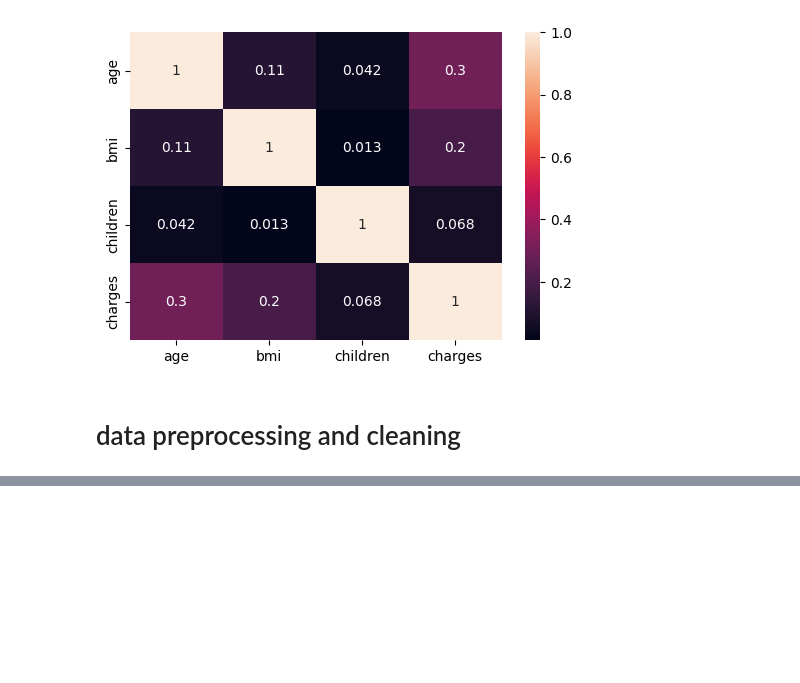
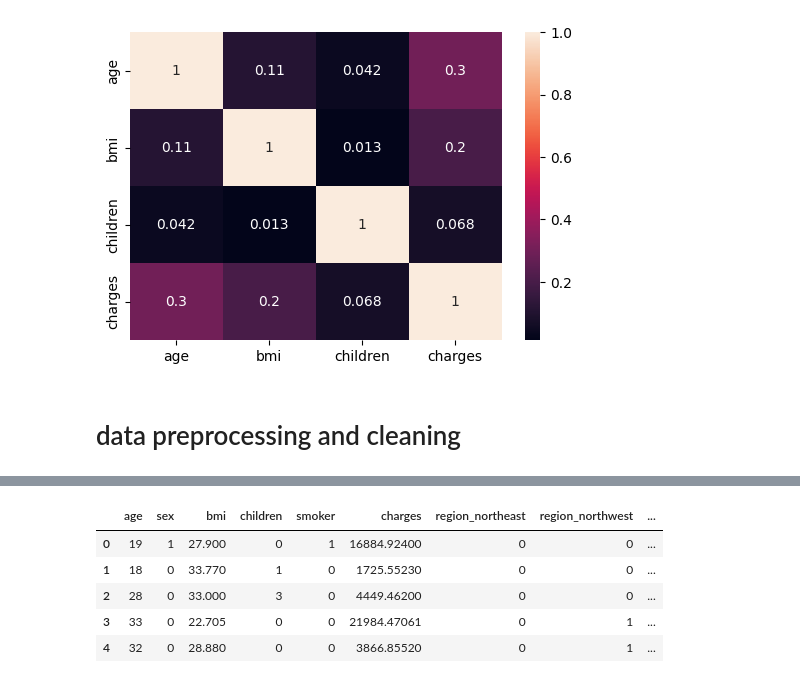
Before and after one commit to rohit2647/codel1, a Jupyter notebook: eda_insurance.ipynb, the cells around one changed output, grey strips where cells are left out. Cells and saved outputs as stored; diff of their text form; code cells hidden in the pictures; blank space fills up the shorter version.

```diff
--- a/eda_insurance.ipynb
+++ b/eda_insurance.ipynb
@@ -141,0 +177,4 @@ sns.heatmap(df.corr(numeric_only= True),annot=True)
+# %%
+df_cleaned['sex'] = df_cleaned['sex'].map({"male":0, "female":1})
+# %%
+df_cleaned['smoker'] = df_cleaned['smoker'].map({"no":0, "yes":1})
@@ -141,0 +190,17 @@ sns.heatmap(df.corr(numeric_only= True),annot=True)
+# %%
+df_cleaned = pd.get_dummies(df_cleaned) # we are saving and doing the one-hot encoding
+# %%
+cols = ['region_northeast', 'region_northwest', 'region_southeast', 'region_southwest']
+
+df_cleaned[cols] = df_cleaned[cols].astype(int) # this convert the true as 1 and false as 0
+# %%
+df_cleaned.head() # you can see all the categorical changes to the numeric
+
+# note we use one hot encoding for the region
+# %% [output]
+|  | age | sex | bmi | children | smoker | charges | region_northeast | region_northwest | ... |
+| 0 | 19 | 1 | 27.900 | 0 | 1 | 16884.92400 | 0 | 0 | ... |
+| 1 | 18 | 0 | 33.770 | 1 | 0 | 1725.55230 | 0 | 0 | ... |
+| 2 | 28 | 0 | 33.000 | 3 | 0 | 4449.46200 | 0 | 0 | ... |
+| 3 | 33 | 0 | 22.705 | 0 | 0 | 21984.47061 | 0 | 1 | ... |
+| 4 | 32 | 0 | 28.880 | 0 | 0 | 3866.85520 | 0 | 1 | ... |
```
Also changed, not shown: parts of 6 cells of this notebook.
